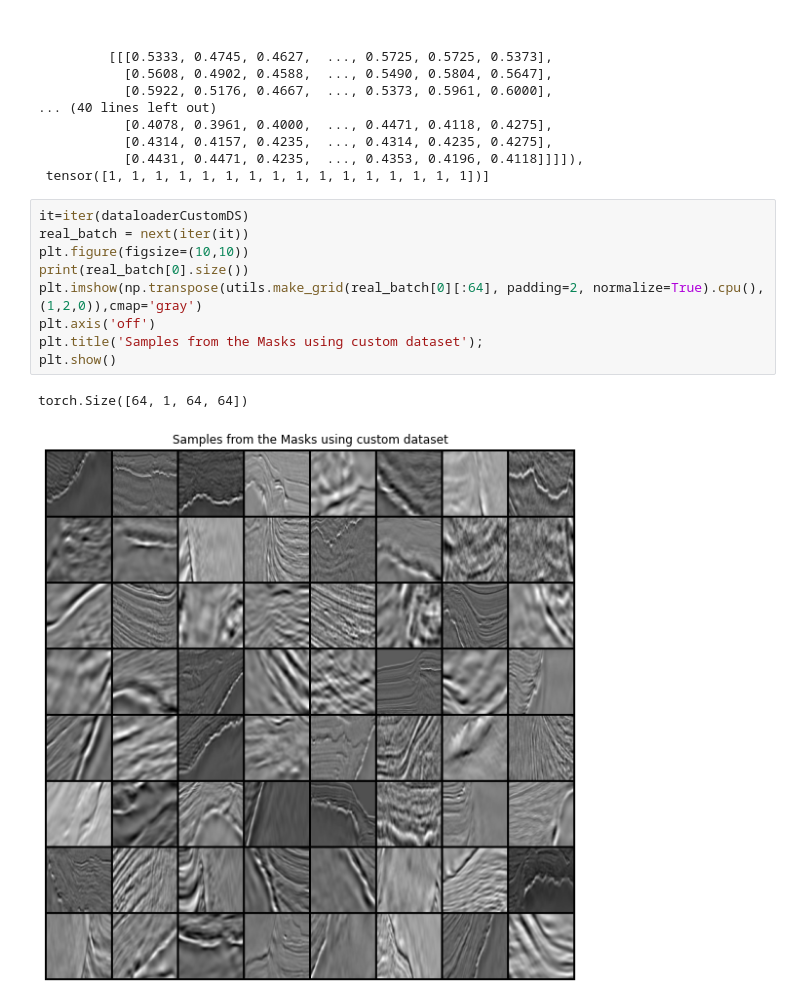
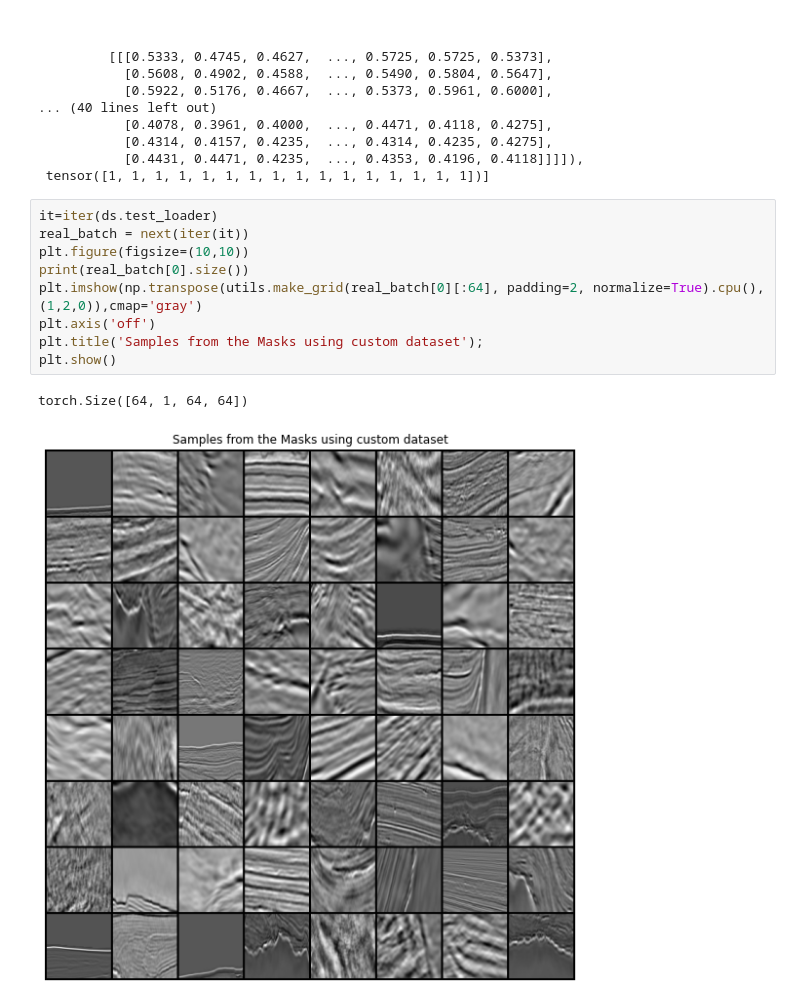
Before and after one commit to lucterres/cnflow_inn, a Jupyter notebook: my_Salt_minimal/inspecData.ipynb, the cells around one changed output. Saved outputs shown, nothing was run; the diff lists cells and outputs as text.

```diff
--- a/my_Salt_minimal/inspecData.ipynb
+++ b/my_Salt_minimal/inspecData.ipynb
@@ -93,14 +77,14 @@ real_batch
            [0.4431, 0.4471, 0.4235,  ..., 0.4353, 0.4196, 0.4118]]]]),
  tensor([1, 1, 1, 1, 1, 1, 1, 1, 1, 1, 1, 1, 1, 1, 1, 1])]
 # %%
-it=iter(dataloaderCustomDS)
+it=iter(ds.test_loader)
 real_batch = next(iter(it))
 plt.figure(figsize=(10,10))
 print(real_batch[0].size())
 plt.imshow(np.transpose(utils.make_grid(real_batch[0][:64], padding=2, normalize=True).cpu(),(1,2,0)),cmap='gray')
 plt.axis('off')
 plt.title('Samples from the Masks using custom dataset');
 plt.show()
 # %% [output]
 torch.Size([64, 1, 64, 64])
-[figure, old version]
+[figure, new version]
```
Also changed, not shown: parts of 9 cells of this notebook, 10 other files.
